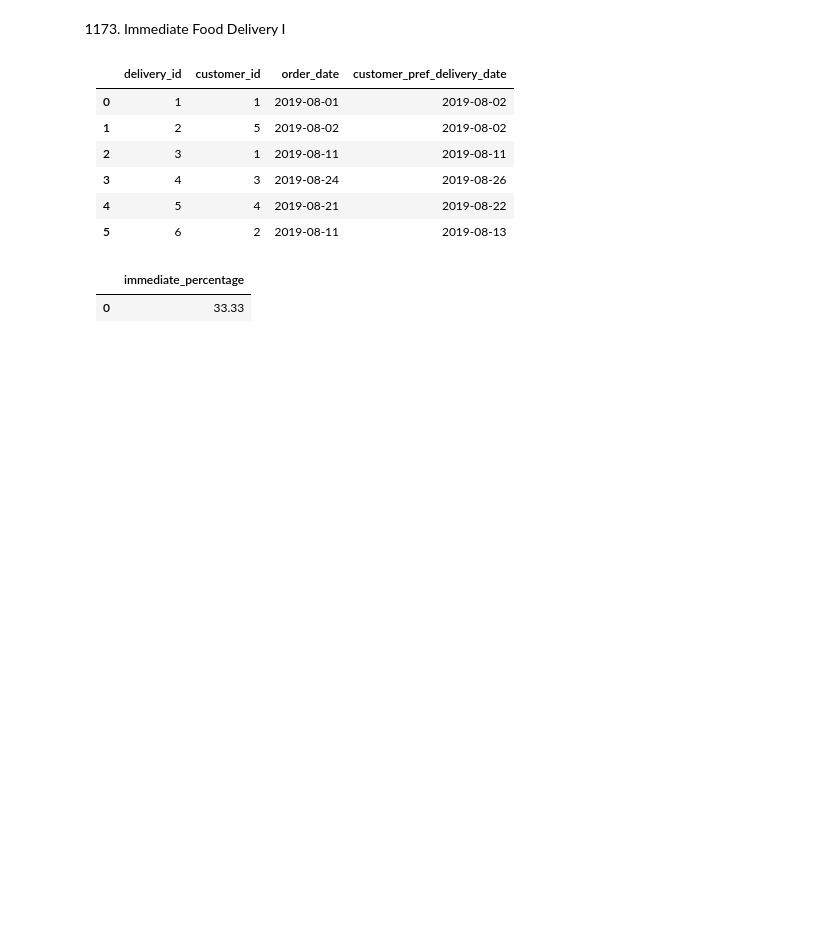
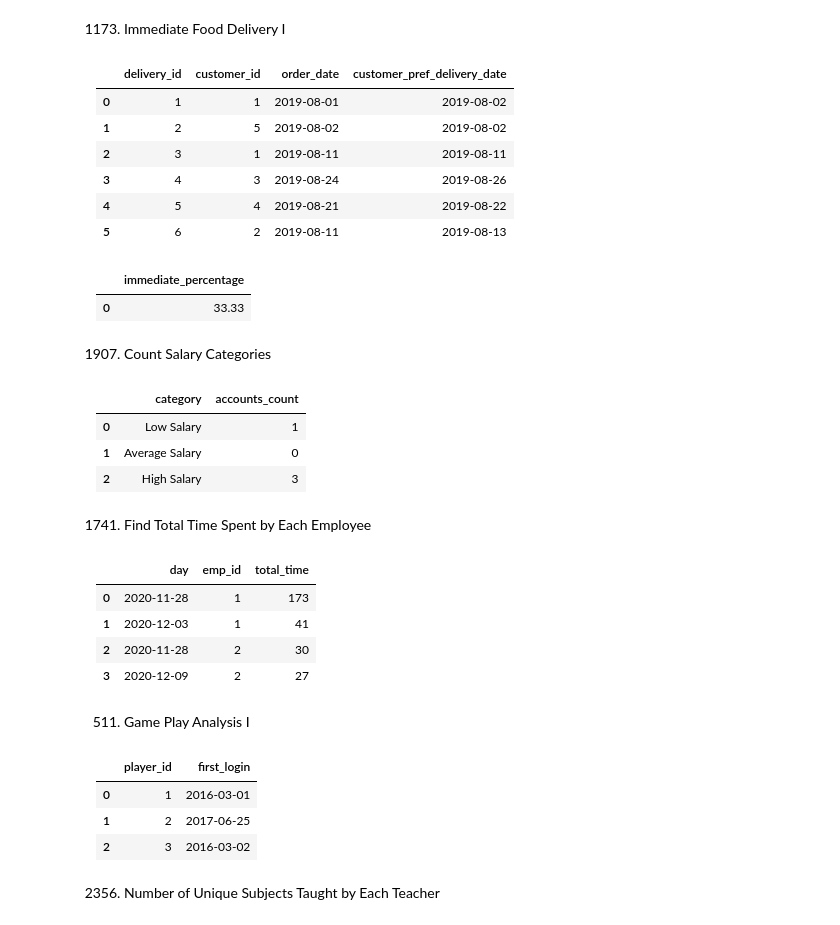
Before and after one commit to thirza258/LeetcodeSolution, a Jupyter notebook: pandas/Leetcode.ipynb, the cells around one changed output. Cells and saved outputs as stored; diff of their text form; code cells hidden in the pictures; blank space fills up the shorter version.

```diff
--- a/pandas/Leetcode.ipynb
+++ b/pandas/Leetcode.ipynb
@@ -458,3 +458,5 @@ food_delivery(delivery_df)
 # %% [output]
 |  | immediate_percentage |
 | 0 | 33.33 |
+# %% [markdown]
+1907. Count Salary Categories
@@ -460,0 +471,49 @@ food_delivery(delivery_df)
+# %%
+def count_salary_categories(accounts: pd.DataFrame) -> pd.DataFrame:
+    salary = {
+        'Low Salary': (accounts['income'] < 20000),
+        'Average Salary': ((accounts['income'] >= 20000) & (accounts['income'] <= 50000)),
+        'High Salary': (accounts['income'] > 50000)
+    }
+
+    income_account = {}
+    for i, j in salary.items():
+        income_account[i] = j.sum()
+
+    result = pd.DataFrame(list(income_account.items()), columns=['category', 'accounts_count'])
+    return result
+
+count_salary_categories(accounts_df)
+# %% [output]
+|  | category | accounts_count |
+| 0 | Low Salary | 1 |
+| 1 | Average Salary | 0 |
+| 2 | High Salary | 3 |
+# %% [markdown]
+1741. Find Total Time Spent by Each Employee
+# %%
+data = {
+    'emp_id': [1, 1, 1, 2, 2],
+    'event_day': ['2020-11-28', '2020-11-28', '2020-12-03', '2020-11-28', '2020-12-09'],
+    'in_time': [4, 55, 1, 3, 47],
+    'out_time': [32, 200, 42, 33, 74]
+}
+
+# Create a Pandas DataFrame
+employees_df = pd.DataFrame(data)
+# %%
+def total_time(employees: pd.DataFrame) -> pd.DataFrame:
+    employees['event_day'] = pd.to_datetime(employees['event_day'])
+    employees['total_time'] = (employees['out_time'] - employees['in_time']).clip(lower=0)
+    result = employees.groupby(['emp_id', 'event_day'])['total_time'].sum().reset_index().rename(columns={'event_day': 'day'})
+    return result[['day', 'emp_id', 'total_time']]
+
+total_time(employees_df)
+# %% [output]
+|  | day | emp_id | total_time |
+| 0 | 2020-11-28 | 1 | 173 |
+| 1 | 2020-12-03 | 1 | 41 |
+| 2 | 2020-11-28 | 2 | 30 |
+| 3 | 2020-12-09 | 2 | 27 |
+# %% [markdown]
+511. Game Play Analysis I
@@ -460,0 +530,14 @@ food_delivery(delivery_df)
+# %%
+def game_analysis(activity: pd.DataFrame) -> pd.DataFrame:
+    login_date = activity.groupby('player_id')['event_date'].min().reset_index()
+    login_date.columns = ['player_id', 'first_login']
+    return login_date
+
+game_analysis(activity_df)
+# %% [output]
+|  | player_id | first_login |
+| 0 | 1 | 2016-03-01 |
+| 1 | 2 | 2017-06-25 |
+| 2 | 3 | 2016-03-02 |
+# %% [markdown]
+2356. Number of Unique Subjects Taught by Each Teacher
```
Also changed, not shown: parts of 31 cells of this notebook.
